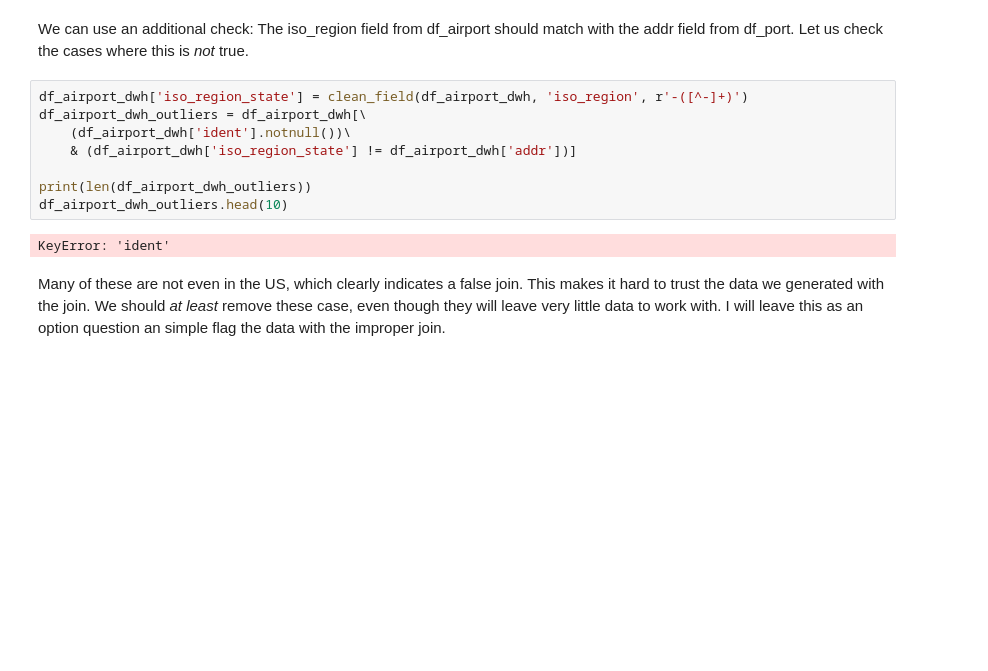
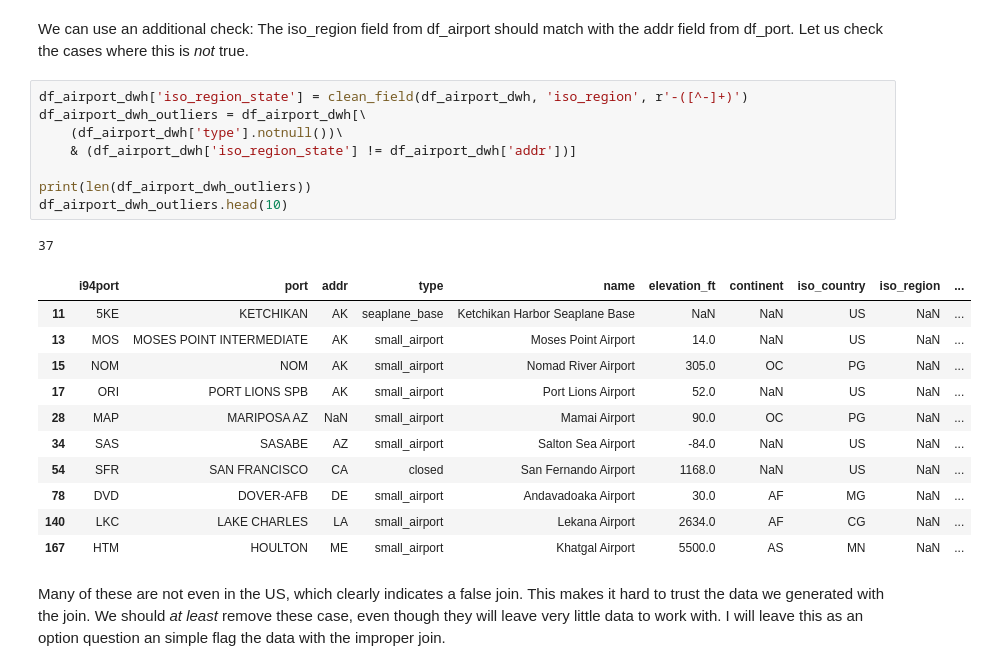
Before and after one commit to mcpeanutbutter/udacity-data-engineering-capstone, a Jupyter notebook: capstone_project.ipynb, the cells around one changed output. Cells and saved outputs as stored; diff of their text form; blank space fills up the shorter version.

```diff
--- a/Capstone Project Template.ipynb
+++ b/capstone_project.ipynb
@@ -416,13 +416,24 @@ We can use an additional check: The iso_region field from df_airport should matc
 # %%
 df_airport_dwh['iso_region_state'] = clean_field(df_airport_dwh, 'iso_region', r'-([^-]+)')
 df_airport_dwh_outliers = df_airport_dwh[\
-    (df_airport_dwh['ident'].notnull())\
+    (df_airport_dwh['type'].notnull())\
     & (df_airport_dwh['iso_region_state'] != df_airport_dwh['addr'])]
 
 print(len(df_airport_dwh_outliers))
 df_airport_dwh_outliers.head(10)
 # %% [output]
-KeyError: 'ident'
+37
+|  | i94port | port | addr | type | name | elevation_ft | continent | iso_country | iso_region | ... |
+| 11 | 5KE | KETCHIKAN | AK | seaplane_base | Ketchikan Harbor Seaplane Base | NaN | NaN | US | NaN | ... |
+| 13 | MOS | MOSES POINT INTERMEDIATE | AK | small_airport | Moses Point Airport | 14.0 | NaN | US | NaN | ... |
+| 15 | NOM | NOM | AK | small_airport | Nomad River Airport | 305.0 | OC | PG | NaN | ... |
+| 17 | ORI | PORT LIONS SPB | AK | small_airport | Port Lions Airport | 52.0 | NaN | US | NaN | ... |
+| 28 | MAP | MARIPOSA AZ | NaN | small_airport | Mamai Airport | 90.0 | OC | PG | NaN | ... |
+| 34 | SAS | SASABE | AZ | small_airport | Salton Sea Airport | -84.0 | NaN | US | NaN | ... |
+| 54 | SFR | SAN FRANCISCO | CA | closed | San Fernando Airport | 1168.0 | NaN | US | NaN | ... |
+| 78 | DVD | DOVER-AFB | DE | small_airport | Andavadoaka Airport | 30.0 | AF | MG | NaN | ... |
+| 140 | LKC | LAKE CHARLES | LA | small_airport | Lekana Airport | 2634.0 | AF | CG | NaN | ... |
+| 167 | HTM | HOULTON | ME | small_airport | Khatgal Airport | 5500.0 | AS | MN | NaN | ... |
 # %% [markdown]
 Many of these are not even in the US, which clearly indicates a false join. This makes it hard to trust the data we generated with the join. We should _at least_ remove these case, even though they will leave very little data to work with. I will leave this as an option question an simple flag the data with the improper join.
 # %%
```
Also changed, not shown: parts of 3 cells of this notebook.
